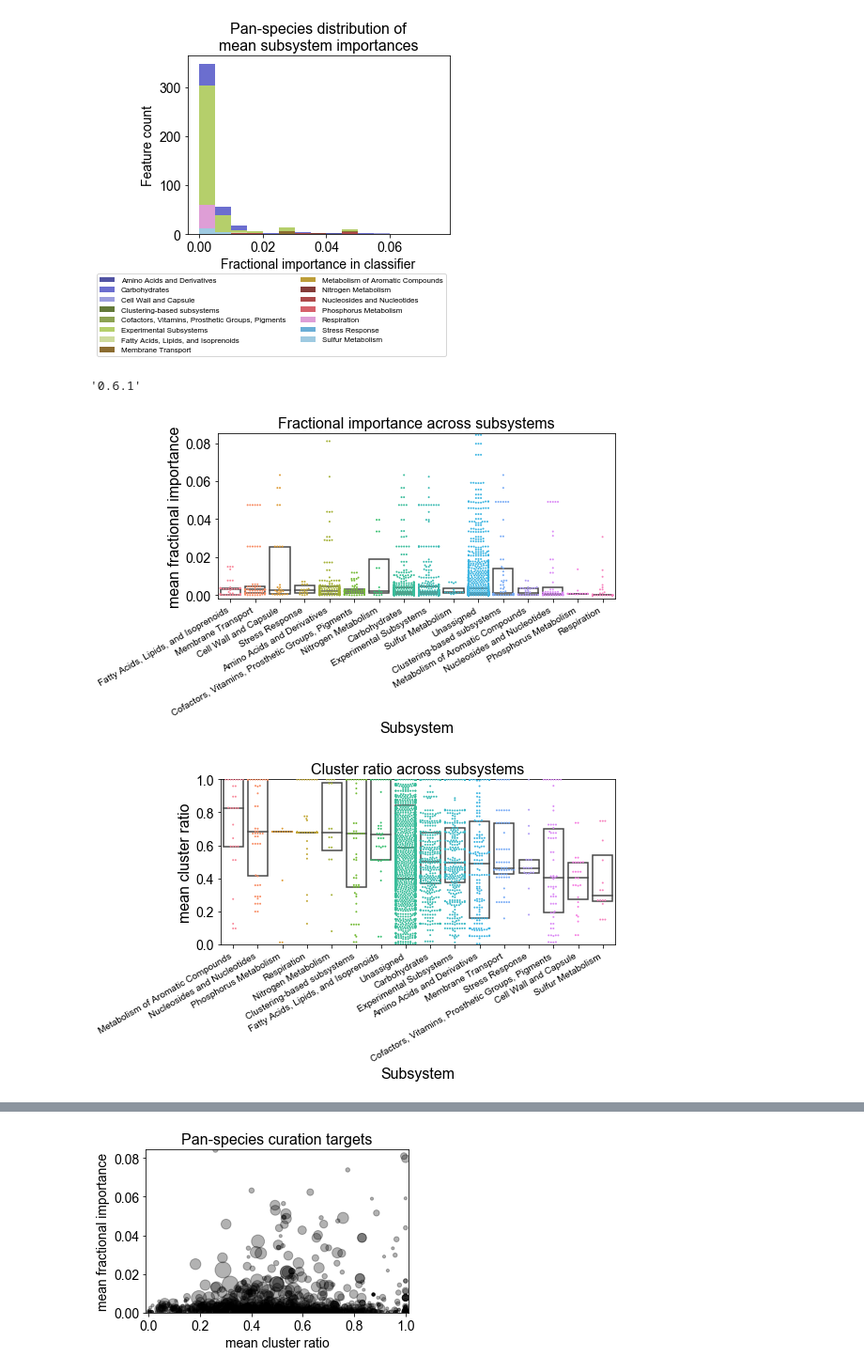
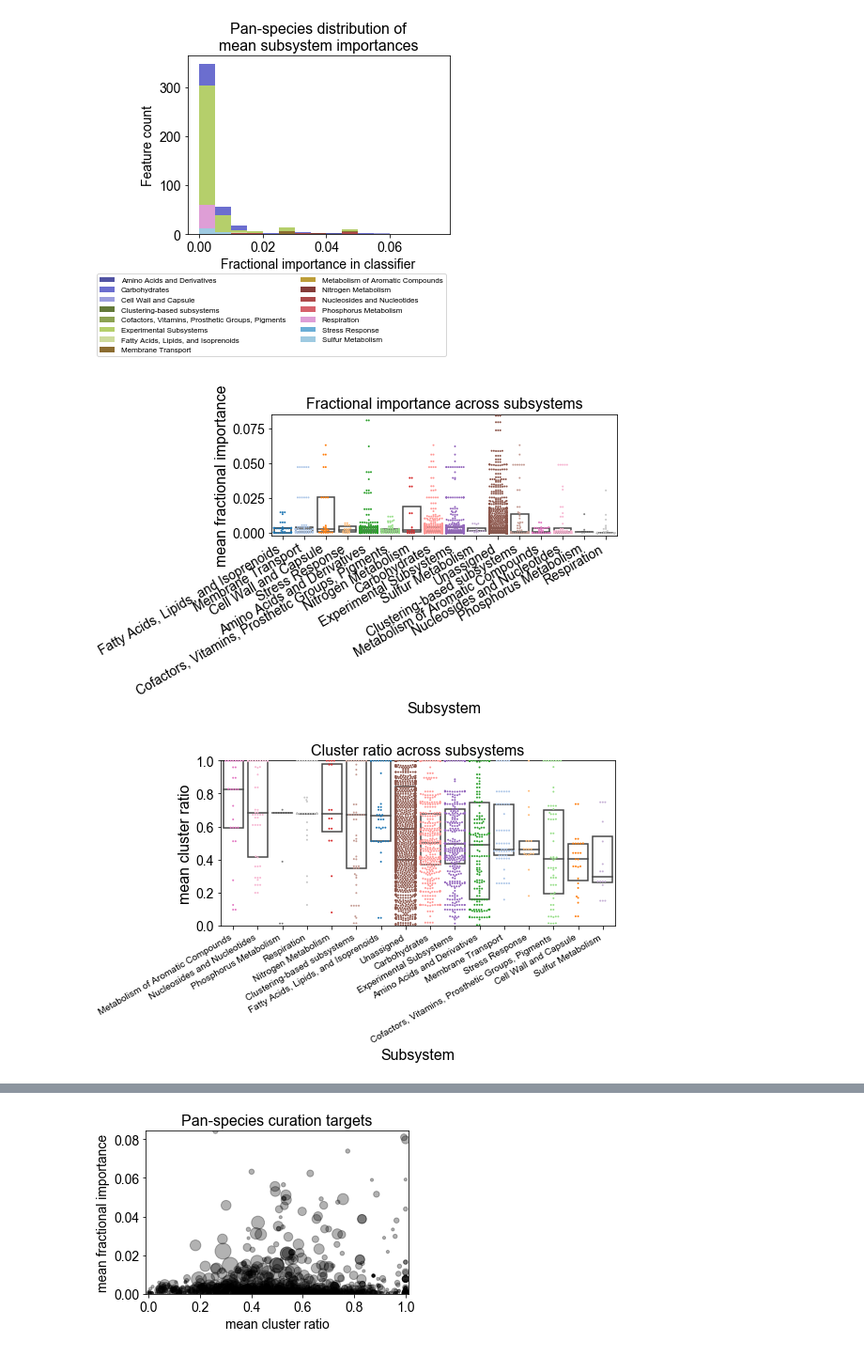
Before and after one commit to gregmedlock/ssl_ensembles, a Jupyter notebook: bin/curation_targets.ipynb, the cells around one changed output, grey strips where cells are left out. Shown at 94% size. Drawn from its saved outputs; the diff is of its cells as text; code cells hidden in the pictures.

Commit message:
updated color consistency of subsystem plots

```diff
--- a/bin/curation_targets.ipynb
+++ b/bin/curation_targets.ipynb
@@ -550,18 +550,29 @@ plt.savefig('../results/subsystems/histogram_class_greater10.png', bbox_extra_ar
 def subsys_to_swarmbox(to_df, value_column,
                        subsystem_level, title,
                        fname,
-                       min_counts = 10, ylim = (-0.005,0.095)):
+                       min_counts = 10, ylim = (-0.005,0.095),
+                       color_scheme=None,
+                       color_override=None):
     data = unroll_list_df(pd.DataFrame(to_df).T, value_column = value_column)
     filtered_data = data.groupby(subsystem_level).filter(lambda g: g[subsystem_level].size > min_counts)
-    data_means = filtered_data.groupby(subsystem_level).median()
-    subsystem_order = data_means.sort_values(by=value_column, ascending = False).index.tolist()
+    data_medians = filtered_data.groupby(subsystem_level).median()
+    subsystem_order = data_medians.sort_values(by=value_column, ascending = False).index.tolist()
+
+    if not color_scheme:
+        color_scheme = sns.color_palette()
 
     fig, ax = plt.subplots()
+    if color_override:
+        color_palette = color_override
+    else:
+        color_palette = dict(zip(subsystem_order, color_scheme))
     ax = sns.swarmplot(x=subsystem_level, y=value_column,
                            data=filtered_data,
                            order = subsystem_order,
                            orient = 'v',
-                      size=2)
+                           size=2,
+                           hue='subsystem',
+                           palette=color_palette)
     ax = sns.boxplot(x=subsystem_level, y=value_column,
                            data=filtered_data,
                            order = subsystem_order,
@@ -570,7 +581,7 @@ def subsys_to_swarmbox(to_df, value_column,
                            boxprops={'facecolor':'None'},
                            showfliers=False,
                            whiskerprops={'linewidth':0})
-
+    ax.legend_.remove()
     ax.set_ylim(ylim)
     ax.set_xlabel("Subsystem",fontsize=16)
     ax.set_ylabel(value_column,fontsize=16)
@@ -596,16 +607,17 @@ def unroll_list_df(df, value_column):
             values.append(val)
     new_df = pd.DataFrame(list(zip(categories,values)), columns = ['subsystem', value_column])
     return new_df
-# %%
-sp.__version__
-# %% [output]
-'0.6.1'
+# %%
+# create a color palette for plotting subsystem info
+tab20 = matplotlib.cm.get_cmap(name='tab20', lut=None)
+tableau20 = list(tab20.colors)
 # %%
 imp_order = subsys_to_swarmbox(classes,
                    value_column = 'mean fractional importance',
                    subsystem_level='subsystem',
                    title='Fractional importance across subsystems',
                    fname='../results/subsystems/subsystems_class_summary.svg',
-                   ylim=(-0.002,0.085))
+                   ylim=(-0.002,0.085),
+                   color_scheme=tableau20)
 # %% [output]
-[figure, old version]
+[figure, new version]
@@ -615,9 +631,11 @@ cr_order = subsys_to_swarmbox(classes,
                    subsystem_level='subsystem',
                    title='Cluster ratio across subsystems',
                    fname='../results/subsystems/subsystems_class_cluster_ratio_summary.svg',
-                   ylim=(-0.005,1))
+                   ylim=(-0.005,1),
+                   color_scheme=tableau20,
+                   color_override=colordict)
 # %% [output]
-[figure, old version]
+[figure, new version]
 # %%
 # Perform Kruskal Wallis test for differences in population median.
 from scipy import stats
```
Also changed, not shown: parts of 6 cells of this notebook, 51 other files.
